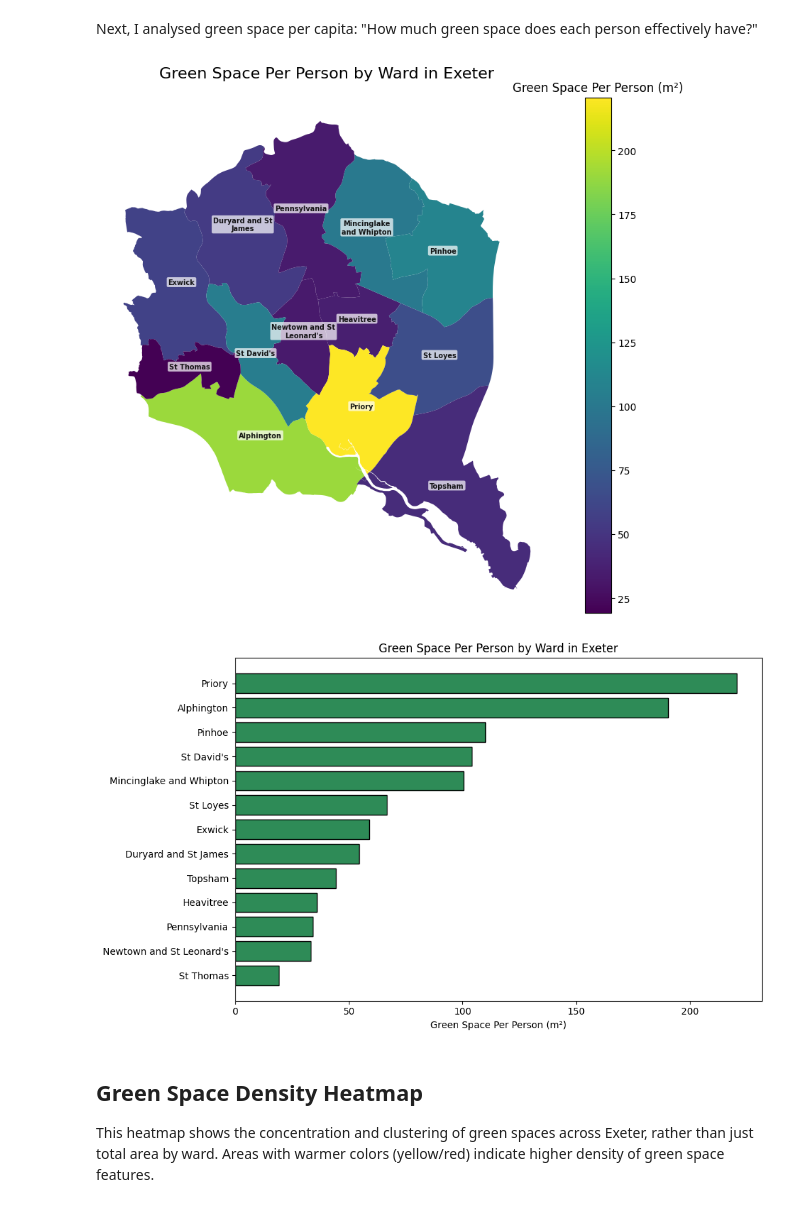
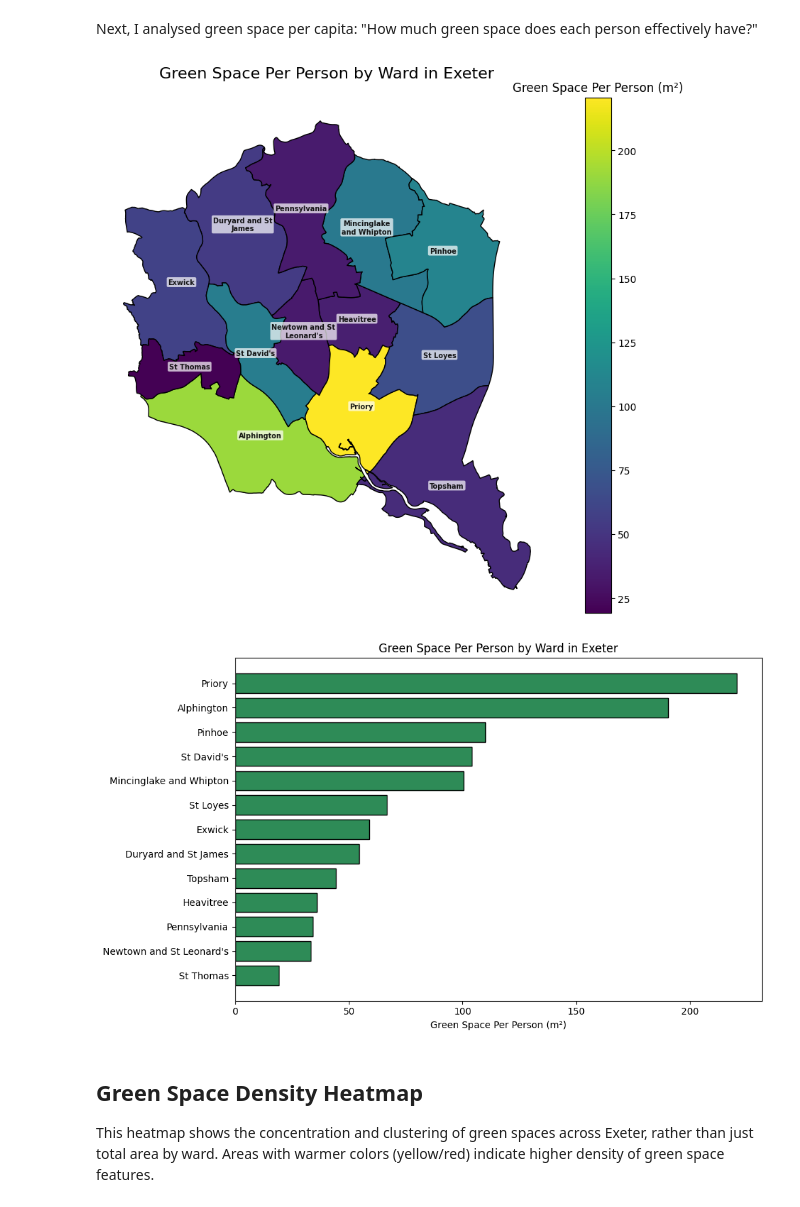
Before and after one commit to livi514/mapping-green-spaces-in-exeter, a Jupyter notebook: geopandas project.ipynb, the cells around one changed output. Saved outputs shown, nothing was run; the diff lists cells and outputs as text; code cells hidden in the pictures.

```diff
--- a/geopandas project.ipynb
+++ b/geopandas project.ipynb
@@ -72,7 +75,8 @@ ax = exeter.plot(
     column="area_m2",
     cmap="viridis",
     legend=True,
-    figsize=(10, 8)
+    figsize=(10, 8),
+    edgecolor="black",
 )
 
 # add ward labels at the representative point of each polygon
@@ -130,7 +134,8 @@ ax = exeter.plot(
     column="pct_green",
     cmap="viridis",
     legend=True,
-    figsize=(10, 8)
+    figsize=(10, 8),
+    edgecolor="black",
 )
 
 # add ward labels at the representative point of each polygon
@@ -209,6 +214,7 @@ ax = exeter.plot(
     cmap="viridis",
     legend=True,
     figsize=(10, 8),
+    edgecolor="black",
 )
 
 
@@ -220,34 +226,34 @@ for _, row in exeter.iterrows():
         text=label,
         xy=(point.x, point.y),
         horizontalalignment="center",
         fontsize=7,
         color="black",
         weight="bold",
         alpha=0.9,
         bbox={"facecolor": "white", "alpha": 0.7, "edgecolor": "none", "boxstyle": "round,pad=0.2"},
         zorder=5,
     )
 
 ax.set_title("Green Space Per Person by Ward in Exeter", fontsize=16, pad=20)
 ax.set_axis_off()
 
 fig = ax.get_figure()
 fig.tight_layout()
 cax = fig.axes[-1] if len(fig.axes) > 1 else None
 if cax is not None:
     cax.set_title("Green Space Per Person (m²)")
 plt.show()
 
 # A bar chart for easier comparison of green space per person per ward
 bar_df = exeter.sort_values("green_per_person", ascending=False)
 fig, ax = plt.subplots(figsize=(10, 6))
 ax.barh(bar_df["WD25NM"], bar_df["green_per_person"], color="seagreen", edgecolor="black")
 ax.set_xlabel("Green Space Per Person (m²)")
 ax.set_title("Green Space Per Person by Ward in Exeter")
 ax.invert_yaxis()
 plt.tight_layout()
 # %% [output]
-[figure, old version]
+[figure, new version]
 [figure]
 # %% [markdown]
 ## Green Space Density Heatmap
```
Also changed, not shown: parts of 3 cells of this notebook.
